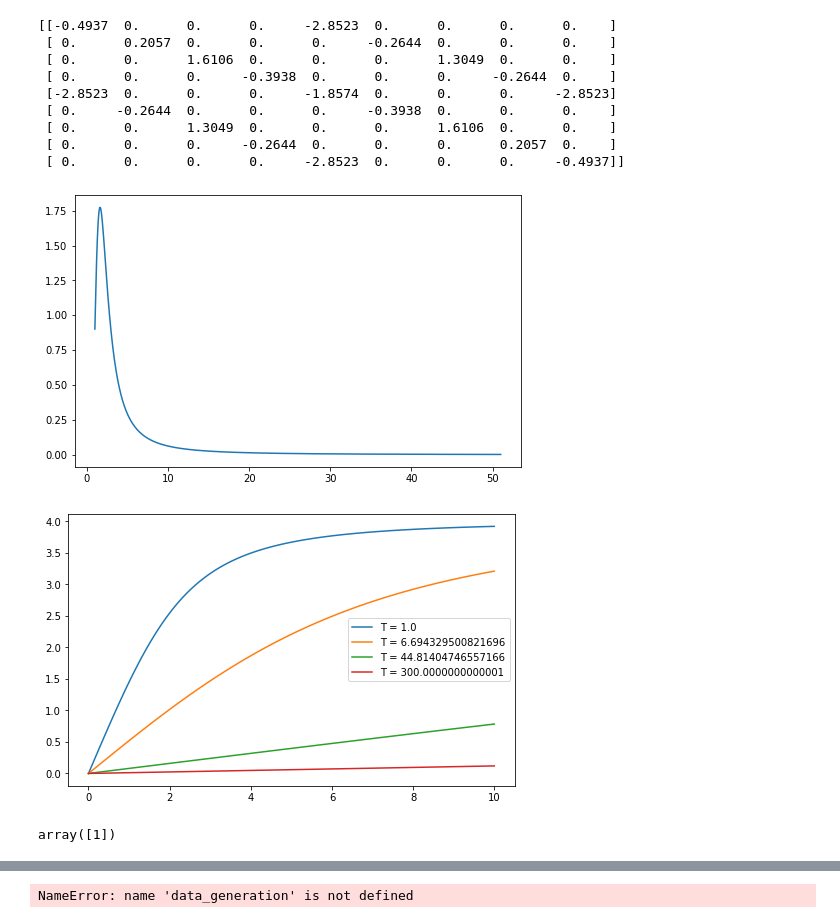
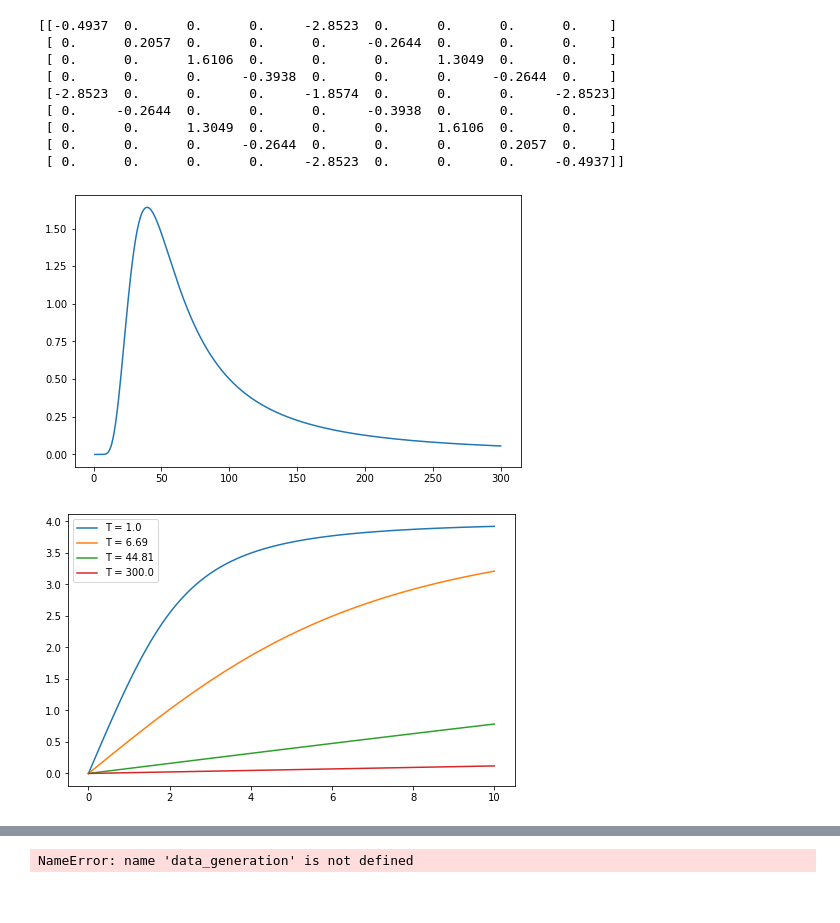
Before and after one commit to Orth-Research/ml_cr, a Jupyter notebook: DataGeneration.ipynb, the cells around one changed output, grey strips where cells are left out. Drawn from its saved outputs; the diff is of its cells as text; code cells hidden in the pictures.

```diff
--- a/DataGeneration.ipynb
+++ b/DataGeneration.ipynb
@@ -53,16 +53,18 @@ def specific_heat(ham, T_min=1, T_max=51, T_steps=500):
         T_steps: total number of steps in temperature range
 
     Returns:
-        cV: specific heat array of dimension (T_steps, 2) containing (T_i, specific_heat(T_i) ), where T_i is temperature at step i
+        cV_array: specific heat array of dimension (T_steps, 2) containing (T_i, specific_heat(T_i) ), where T_i is temperature at step i
 
     """
-    T = np.linspace(T_min, T_max, T_steps)
+    T = np.linspace(T_min, T_max, T_steps) # linearly spaced temperatures
     energies = LA.eigvalsh(ham)
     energies = energies - energies[0]
 
+    # partition function for zero field
     def Z_cr(T):
         return np.sum(np.exp(-energies/T))
 
+    # specific heat expression
     def cV(T):
         return 1./(T**2) * (np.sum(energies**2 * np.exp(-energies/T))/Z_cr(T) - np.sum(energies * np.exp(-energies/T)/Z_cr(T))**2)
 
@@ -76,15 +78,15 @@ def specific_heat(ham, T_min=1, T_max=51, T_steps=500):
     return cV_array
 # %%
 
-cV_data = specific_heat(ham_cr.ham_cr_PG_Oh_J_4(1., -0.32))
+cV_data = specific_heat(ham_cr.ham_cr_PG_Oh_J_4(24.3628, -0.033), T_max=300)
 T = cV_data[:, 0]
 cV = cV_data[:, 1]
 
 fig = plt.figure(1, figsize = [8,5])
 ax = plt.plot(T, cV)
 plt.show()
 # %% [output]
-[figure, old version]
+[figure, new version]
 # %%
 def magnetization(ham_cr, B_direction, B_min=0, B_max=10, B_steps=1, T_min=1, T_max=300, T_steps=4, J=4, L=5, S=1):
     """
@@ -145,17 +147,13 @@ B4 = mag_data[:, 3, 0]
 mag4 = mag_data[:, 3, 2]
 
 fig = plt.figure(1, figsize = [8,5])
-ax = plt.plot(B1, mag1, label='T = '+str(mag_data[0, 0, 1]))
-ax = plt.plot(B2, mag2, label='T = '+str(mag_data[0, 1, 1]))
-ax = plt.plot(B3, mag3,  label='T = '+str(mag_data[0, 2, 1]))
-ax = plt.plot(B4, mag4,  label='T = '+str(mag_data[0, 3, 1]))
+ax = plt.plot(B1, mag1, label='T = '+str(round(mag_data[0, 0, 1],2)))
+ax = plt.plot(B2, mag2, label='T = '+str(round(mag_data[0, 1, 1],2)))
+ax = plt.plot(B3, mag3,  label='T = '+str(round(mag_data[0, 2, 1],2)))
+ax = plt.plot(B4, mag4,  label='T = '+str(round(mag_data[0, 3, 1],2)))
 ax = plt.legend()
 
 
 plt.show()
 # %% [output]
-[figure, old version]
+[figure, new version]
-# %%
-np.arange(1)+1
-# %% [output]
-array([1])
```
Also changed, not shown: parts of 6 cells of this notebook, 1 other file.
